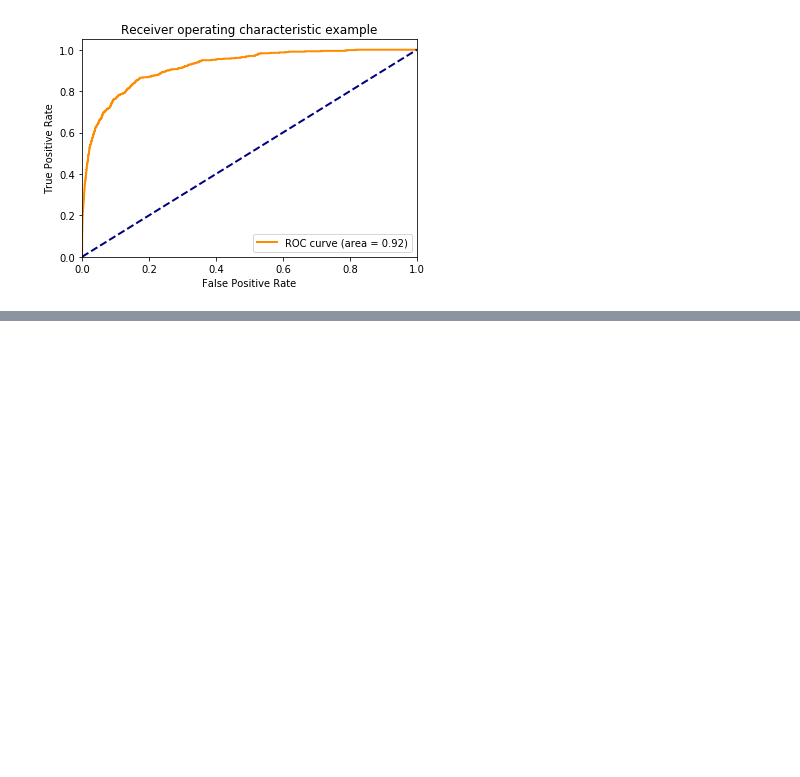
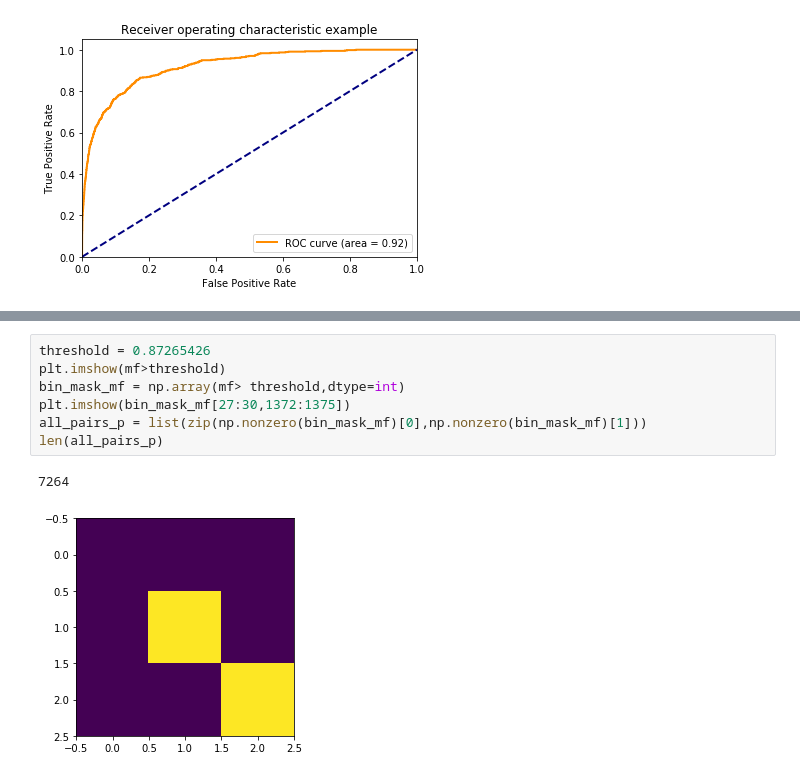
Before and after one commit to sebastianffx/stain_adversarial_learning, a Jupyter notebook: TUPAC_CNN_Train.ipynb, the cells around one changed output, grey strips where cells are left out. Saved outputs shown, nothing was run; the diff lists cells and outputs as text; blank space fills up the shorter version.

```diff
--- a/TUPAC_CNN_Train.ipynb
+++ b/TUPAC_CNN_Train.ipynb
@@ -390,0 +492,10 @@ TypeError: 'NoneType' object is not callable
+# %%
+threshold = 0.87265426
+plt.imshow(mf>threshold)
+bin_mask_mf = np.array(mf> threshold,dtype=int)
+plt.imshow(bin_mask_mf[27:30,1372:1375])
+all_pairs_p = list(zip(np.nonzero(bin_mask_mf)[0],np.nonzero(bin_mask_mf)[1]))
+len(all_pairs_p)
+# %% [output]
+7264
+[figure, added]
```
Also changed, not shown: parts of 24 cells of this notebook, 2 other files.
